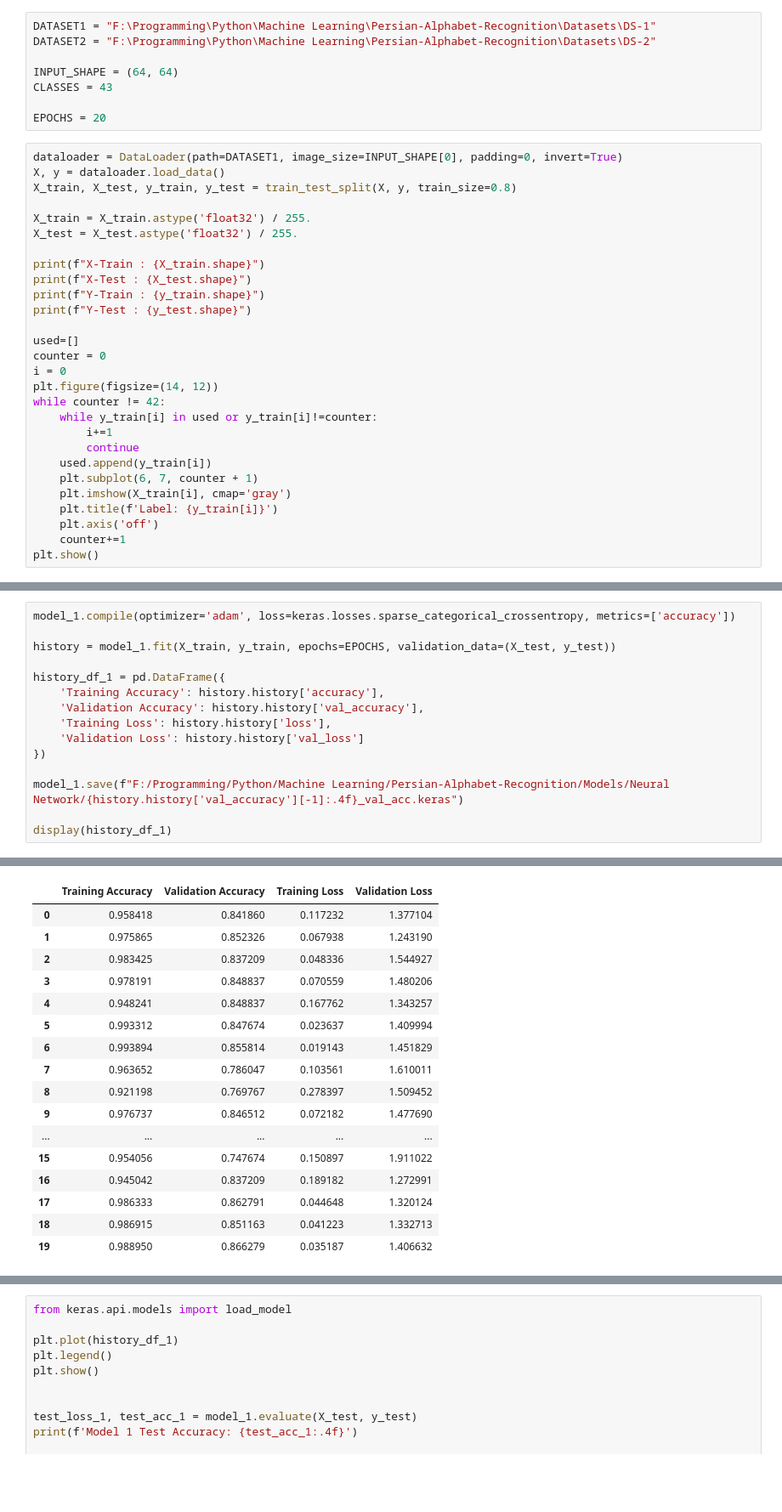
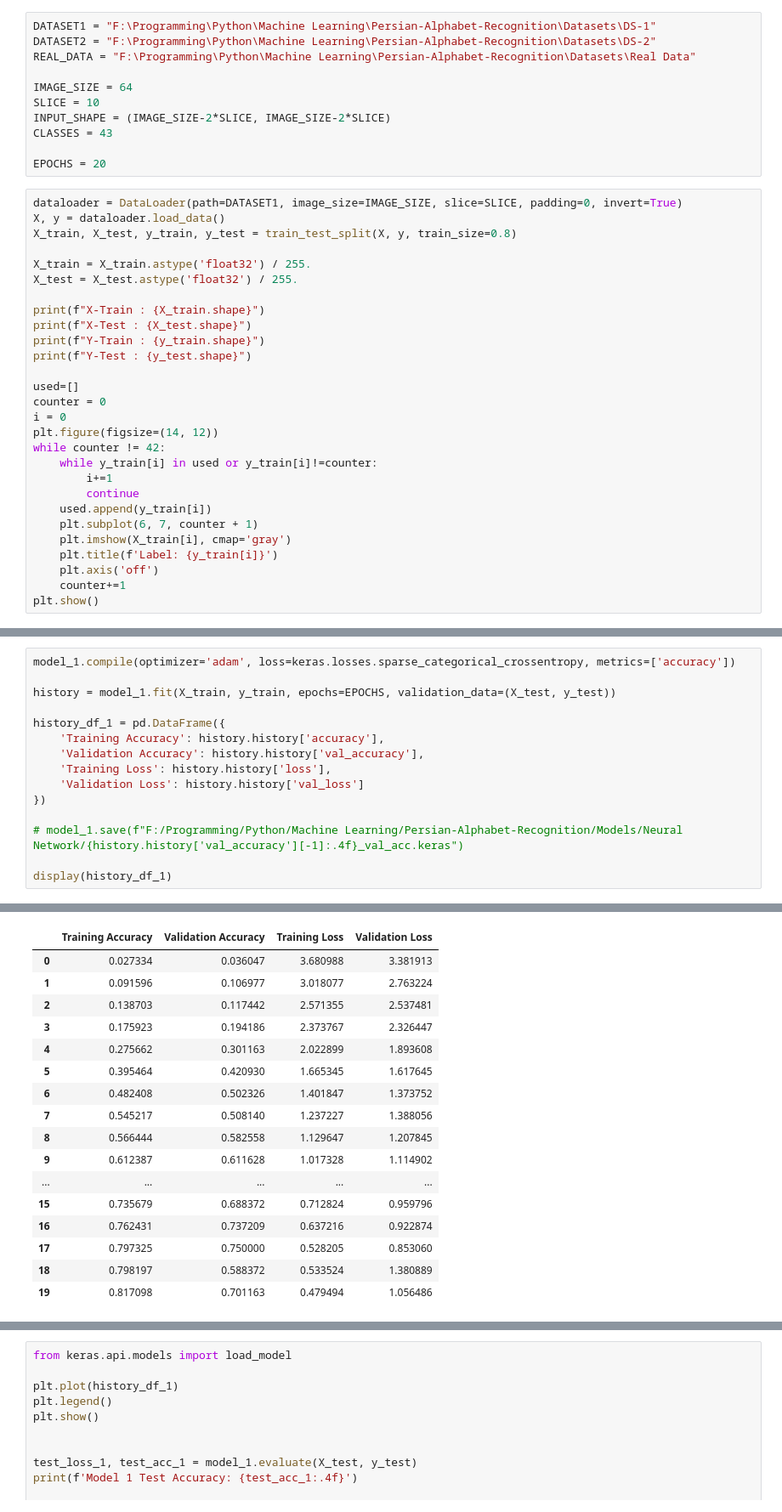
Before and after one commit to ArtinABS/Persian-Alphabet-Recognition, a Jupyter notebook: Models/Neural Network/ANN.ipynb, the cells around one changed output, grey strips where cells are left out. Shown: that part at 85% size. Cells and saved outputs as stored; diff of their text form; blank space fills up the shorter version.

Commit message:
Test the model

```diff
--- a/Models/Neural Network/ANN.ipynb
+++ b/Models/Neural Network/ANN.ipynb
@@ -12,13 +14,16 @@ from Datasets.DataLoader.DataLoader import DataLoader, LABELS
 # %%
 DATASET1 = "F:\Programming\Python\Machine Learning\Persian-Alphabet-Recognition\Datasets\DS-1"
 DATASET2 = "F:\Programming\Python\Machine Learning\Persian-Alphabet-Recognition\Datasets\DS-2"
+REAL_DATA = "F:\Programming\Python\Machine Learning\Persian-Alphabet-Recognition\Datasets\Real Data"
 
-INPUT_SHAPE = (64, 64)
+IMAGE_SIZE = 64
+SLICE = 10
+INPUT_SHAPE = (IMAGE_SIZE-2*SLICE, IMAGE_SIZE-2*SLICE)
 CLASSES = 43
 
 EPOCHS = 20
 # %%
-dataloader = DataLoader(path=DATASET1, image_size=INPUT_SHAPE[0], padding=0, invert=True)
+dataloader = DataLoader(path=DATASET1, image_size=IMAGE_SIZE, slice=SLICE, padding=0, invert=True)
 X, y = dataloader.load_data()
 X_train, X_test, y_train, y_test = train_test_split(X, y, train_size=0.8)
 
@@ -104,7 +109,7 @@ history_df_1 = pd.DataFrame({
     'Validation Loss': history.history['val_loss']
 })
 
-model_1.save(f"F:/Programming/Python/Machine Learning/Persian-Alphabet-Recognition/Models/Neural Network/{history.history['val_accuracy'][-1]:.4f}_val_acc.keras")
+# model_1.save(f"F:/Programming/Python/Machine Learning/Persian-Alphabet-Recognition/Models/Neural Network/{history.history['val_accuracy'][-1]:.4f}_val_acc.keras")
 
 display(history_df_1)
 # %% [output]
@@ -128,17 +133,17 @@ Epoch 20/20
 |  | Training Accuracy | Validation Accuracy | Training Loss | Validation Loss |
-| 0 | 0.958418 | 0.841860 | 0.117232 | 1.377104 |
-| 1 | 0.975865 | 0.852326 | 0.067938 | 1.243190 |
-| 2 | 0.983425 | 0.837209 | 0.048336 | 1.544927 |
-| 3 | 0.978191 | 0.848837 | 0.070559 | 1.480206 |
-| 4 | 0.948241 | 0.848837 | 0.167762 | 1.343257 |
-| 5 | 0.993312 | 0.847674 | 0.023637 | 1.409994 |
-| 6 | 0.993894 | 0.855814 | 0.019143 | 1.451829 |
-| 7 | 0.963652 | 0.786047 | 0.103561 | 1.610011 |
-| 8 | 0.921198 | 0.769767 | 0.278397 | 1.509452 |
-| 9 | 0.976737 | 0.846512 | 0.072182 | 1.477690 |
+| 0 | 0.027334 | 0.036047 | 3.680988 | 3.381913 |
+| 1 | 0.091596 | 0.106977 | 3.018077 | 2.763224 |
+| 2 | 0.138703 | 0.117442 | 2.571355 | 2.537481 |
+| 3 | 0.175923 | 0.194186 | 2.373767 | 2.326447 |
+| 4 | 0.275662 | 0.301163 | 2.022899 | 1.893608 |
+| 5 | 0.395464 | 0.420930 | 1.665345 | 1.617645 |
+| 6 | 0.482408 | 0.502326 | 1.401847 | 1.373752 |
+| 7 | 0.545217 | 0.508140 | 1.237227 | 1.388056 |
+| 8 | 0.566444 | 0.582558 | 1.129647 | 1.207845 |
+| 9 | 0.612387 | 0.611628 | 1.017328 | 1.114902 |
 | ... | ... | ... | ... | ... |
-| 15 | 0.954056 | 0.747674 | 0.150897 | 1.911022 |
-| 16 | 0.945042 | 0.837209 | 0.189182 | 1.272991 |
-| 17 | 0.986333 | 0.862791 | 0.044648 | 1.320124 |
-| 18 | 0.986915 | 0.851163 | 0.041223 | 1.332713 |
-| 19 | 0.988950 | 0.866279 | 0.035187 | 1.406632 |
+| 15 | 0.735679 | 0.688372 | 0.712824 | 0.959796 |
+| 16 | 0.762431 | 0.737209 | 0.637216 | 0.922874 |
+| 17 | 0.797325 | 0.750000 | 0.528205 | 0.853060 |
+| 18 | 0.798197 | 0.588372 | 0.533524 | 1.380889 |
+| 19 | 0.817098 | 0.701163 | 0.479494 | 1.056486 |
```
Also changed, not shown: parts of 10 cells of this notebook, 15 other files.
